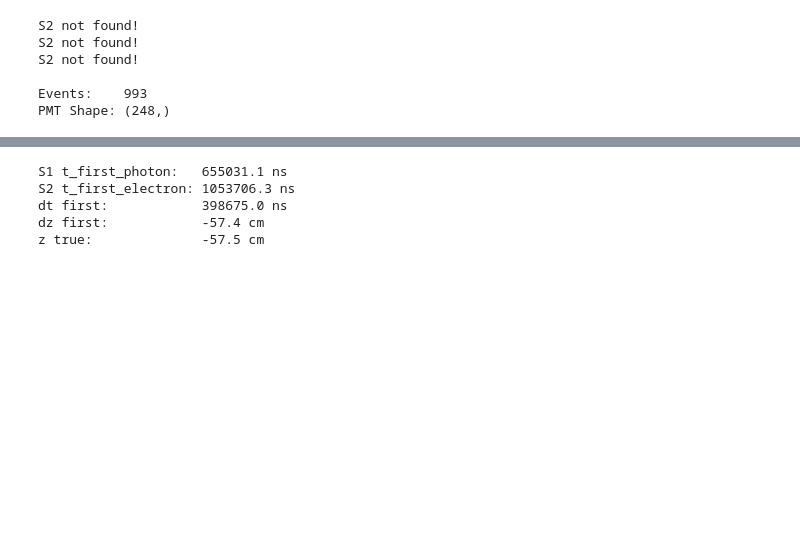
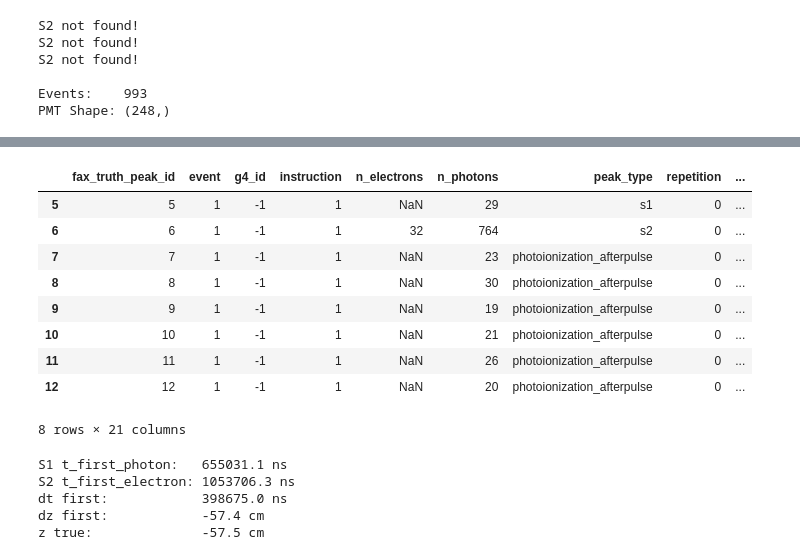
Before and after one commit to dbarg/pax_reconstruction, a Jupyter notebook: plot_s2_waveforms.ipynb, the cells around one changed output, grey strips where cells are left out. Saved outputs shown, nothing was run; the diff lists cells and outputs as text; code cells hidden in the pictures; blank space fills up the shorter version.

```diff
--- a/plot_s2_waveforms.ipynb
+++ b/plot_s2_waveforms.ipynb
@@ -67,3 +67,16 @@ z_true      = np.round(df_truth_s1.iloc[0]['z'], 1)
+# %%
+display(df_truth)
+# %% [output]
+|  | fax_truth_peak_id | event | g4_id | instruction | n_electrons | n_photons | peak_type | repetition | ... |
+| 5 | 5 | 1 | -1 | 1 | NaN | 29 | s1 | 0 | ... |
+| 6 | 6 | 1 | -1 | 1 | 32 | 764 | s2 | 0 | ... |
+| 7 | 7 | 1 | -1 | 1 | NaN | 23 | photoionization_afterpulse | 0 | ... |
+| 8 | 8 | 1 | -1 | 1 | NaN | 30 | photoionization_afterpulse | 0 | ... |
+| 9 | 9 | 1 | -1 | 1 | NaN | 19 | photoionization_afterpulse | 0 | ... |
+| 10 | 10 | 1 | -1 | 1 | NaN | 21 | photoionization_afterpulse | 0 | ... |
+| 11 | 11 | 1 | -1 | 1 | NaN | 26 | photoionization_afterpulse | 0 | ... |
+| 12 | 12 | 1 | -1 | 1 | NaN | 20 | photoionization_afterpulse | 0 | ... |
+8 rows × 21 columns
 # %%
 
 ####################################################################################################
```
Also changed, not shown: parts of 16 cells of this notebook.
